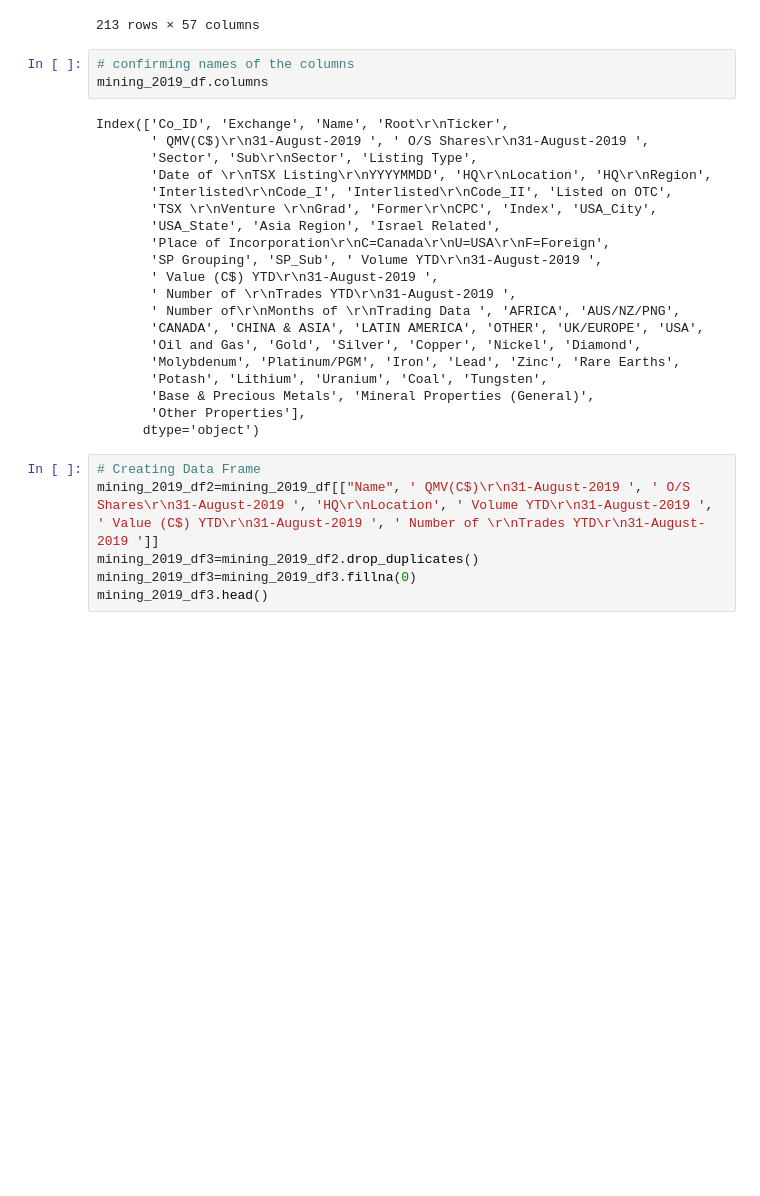
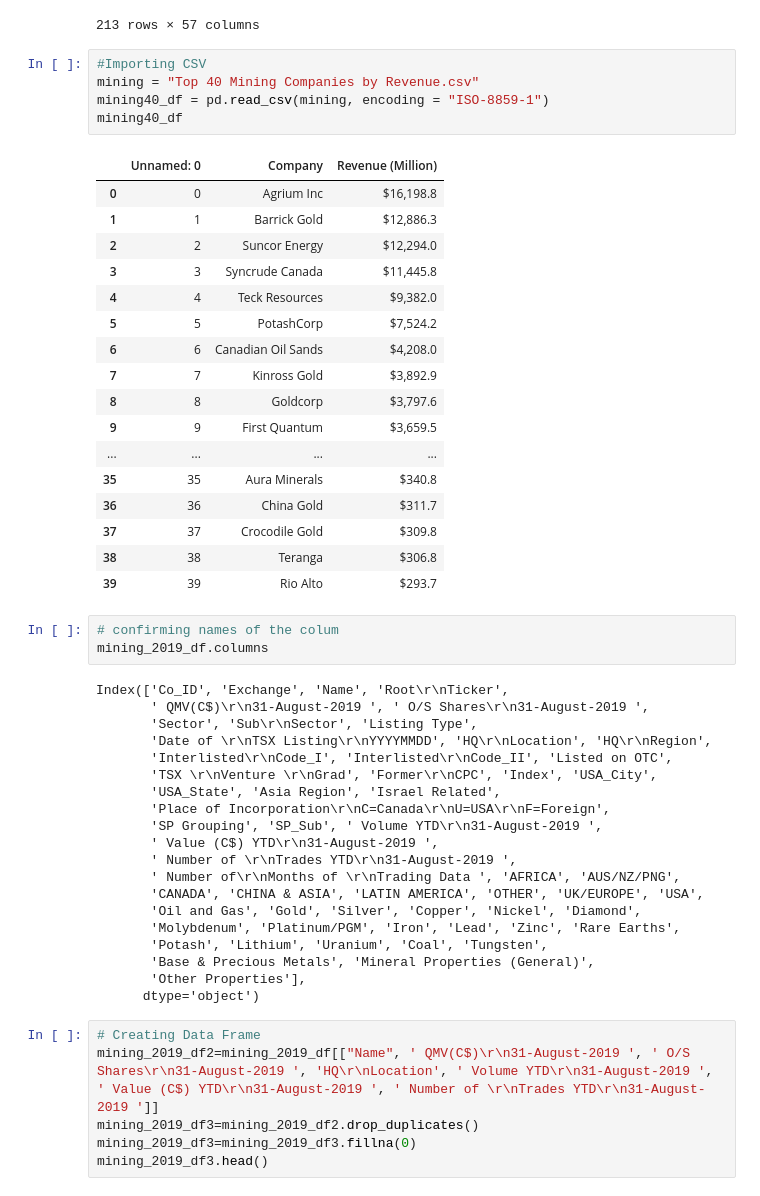
Before and after one commit to andyqu94/ETL-project, a Jupyter notebook: Untitled.ipynb, the cells around one changed output. Cells and saved outputs as stored; diff of their text form; blank space fills up the shorter version.

```diff
--- a/Untitled.ipynb
+++ b/Untitled.ipynb
@@ -25,8 +25,31 @@ mining_2019_df
 | 211 | YAM0001 | TSX | Yamana Gold Inc. | YRI | 4,571,521,638 | 950,420,299 | Mining | ... |
 | 212 | YOR0001 | TSX | Yorbeau Resources Inc. | YRB | 9,796,470 | 326,549,013 | Mining | ... |
 213 rows × 57 columns
+# %%
+#Importing CSV
+mining = "Top 40 Mining Companies by Revenue.csv"
+mining40_df = pd.read_csv(mining, encoding = "ISO-8859-1")
+mining40_df
+# %% [output]
+|  | Unnamed: 0 | Company | Revenue (Million) |
+| 0 | 0 | Agrium Inc | $16,198.8 |
+| 1 | 1 | Barrick Gold | $12,886.3 |
+| 2 | 2 | Suncor Energy | $12,294.0 |
+| 3 | 3 | Syncrude Canada | $11,445.8 |
+| 4 | 4 | Teck Resources | $9,382.0 |
+| 5 | 5 | PotashCorp | $7,524.2 |
+| 6 | 6 | Canadian Oil Sands | $4,208.0 |
+| 7 | 7 | Kinross Gold | $3,892.9 |
+| 8 | 8 | Goldcorp | $3,797.6 |
+| 9 | 9 | First Quantum | $3,659.5 |
+| ... | ... | ... | ... |
+| 35 | 35 | Aura Minerals | $340.8 |
+| 36 | 36 | China Gold | $311.7 |
+| 37 | 37 | Crocodile Gold | $309.8 |
+| 38 | 38 | Teranga | $306.8 |
+| 39 | 39 | Rio Alto | $293.7 |
 # %%
-# confirming names of the columns
+# confirming names of the colum
 mining_2019_df.columns
 # %% [output]
 Index(['Co_ID', 'Exchange', 'Name', 'Root\r\nTicker',
```
Also changed, not shown: parts of 3 cells of this notebook.
